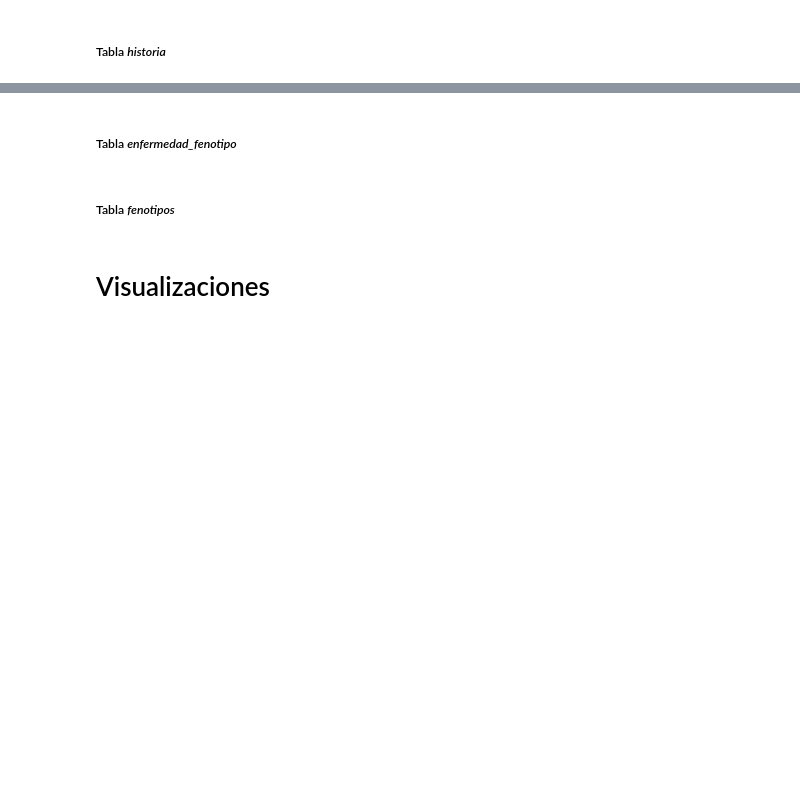
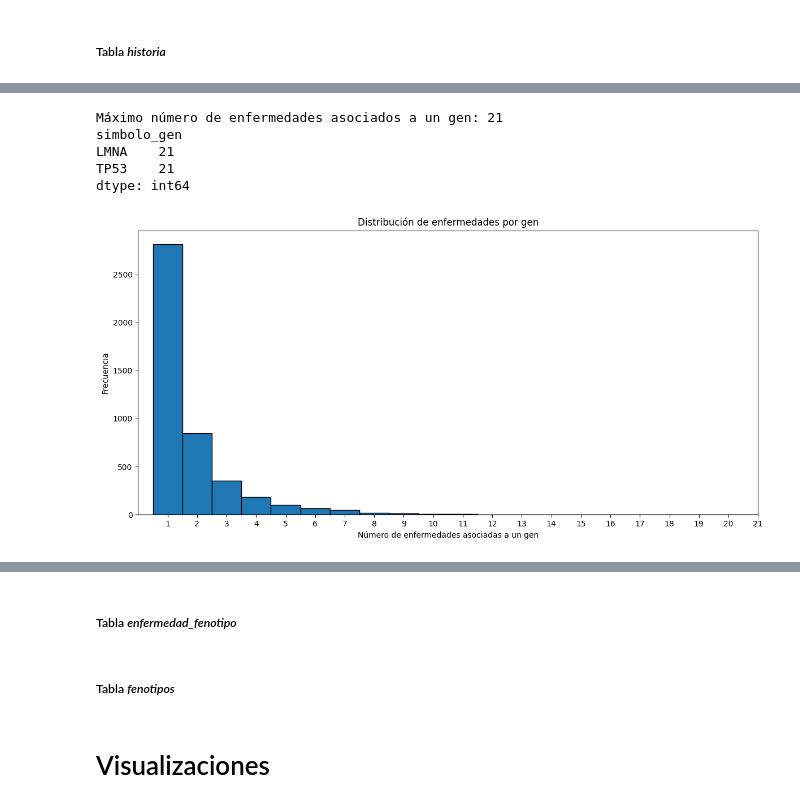
Before and after one commit to Muriburu/ITAcademy, a Jupyter notebook: Sprint 10 - Pràctica final/Code/Tratamiento_datos_Orphadata.ipynb, the cells around one changed output, grey strips where cells are left out. Saved outputs shown, nothing was run; the diff lists cells and outputs as text; code cells hidden in the pictures; blank space fills up the shorter version.

```diff
--- a/Sprint 10 - Pràctica final/Code/Tratamiento_datos_Orphadata.ipynb
+++ b/Sprint 10 - Pràctica final/Code/Tratamiento_datos_Orphadata.ipynb
@@ -569,0 +954,28 @@ clasificacion.loc[:, "clase"] = clasificacion["clase"].str.replace(
+# %%
+enfermedades_por_gen = enfermedades_geneticas.groupby('simbolo_gen').size()
+max_enfermedades = enfermedades_por_gen.max()
+print(f"Máximo número de enfermedades asociados a un gen: {max_enfermedades}")
+genes_max_enfermedades = enfermedades_por_gen[enfermedades_por_gen == max_enfermedades]
+print(genes_max_enfermedades)
+
+# Crear bins de números enteros: desde 1 hasta el máximo + 1
+max_enfermedades = enfermedades_por_gen.max()
+bins = np.arange(1, max_enfermedades + 2)  # +2 porque el último bin es exclusivo
+
+# Graficar
+plt.figure(figsize=(12, 6))
+plt.hist(enfermedades_por_gen, bins=bins, edgecolor='black', align='left')
+plt.xticks(bins[:-1])  # Mostrar solo los enteros reales
+plt.xlim(0, 21)
+plt.xlabel('Número de enfermedades asociadas a un gen')
+plt.ylabel('Frecuencia')
+plt.title('Distribución de enfermedades por gen')
+plt.tight_layout()
+plt.show()
+# %% [output]
+Máximo número de enfermedades asociados a un gen: 21
+simbolo_gen
+LMNA    21
+TP53    21
+dtype: int64
+[figure, added]
```
Also changed, not shown: parts of 40 cells of this notebook, 4 other files.
